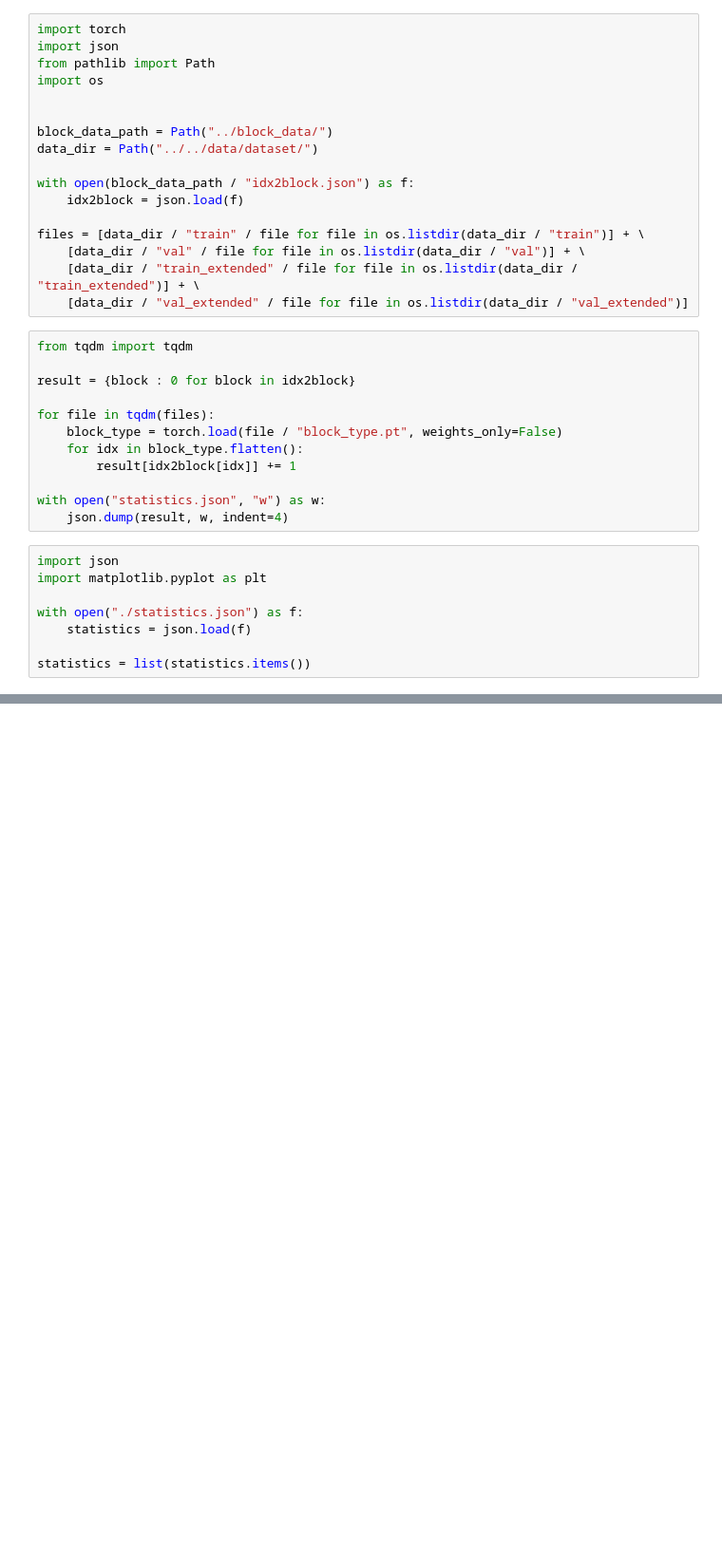
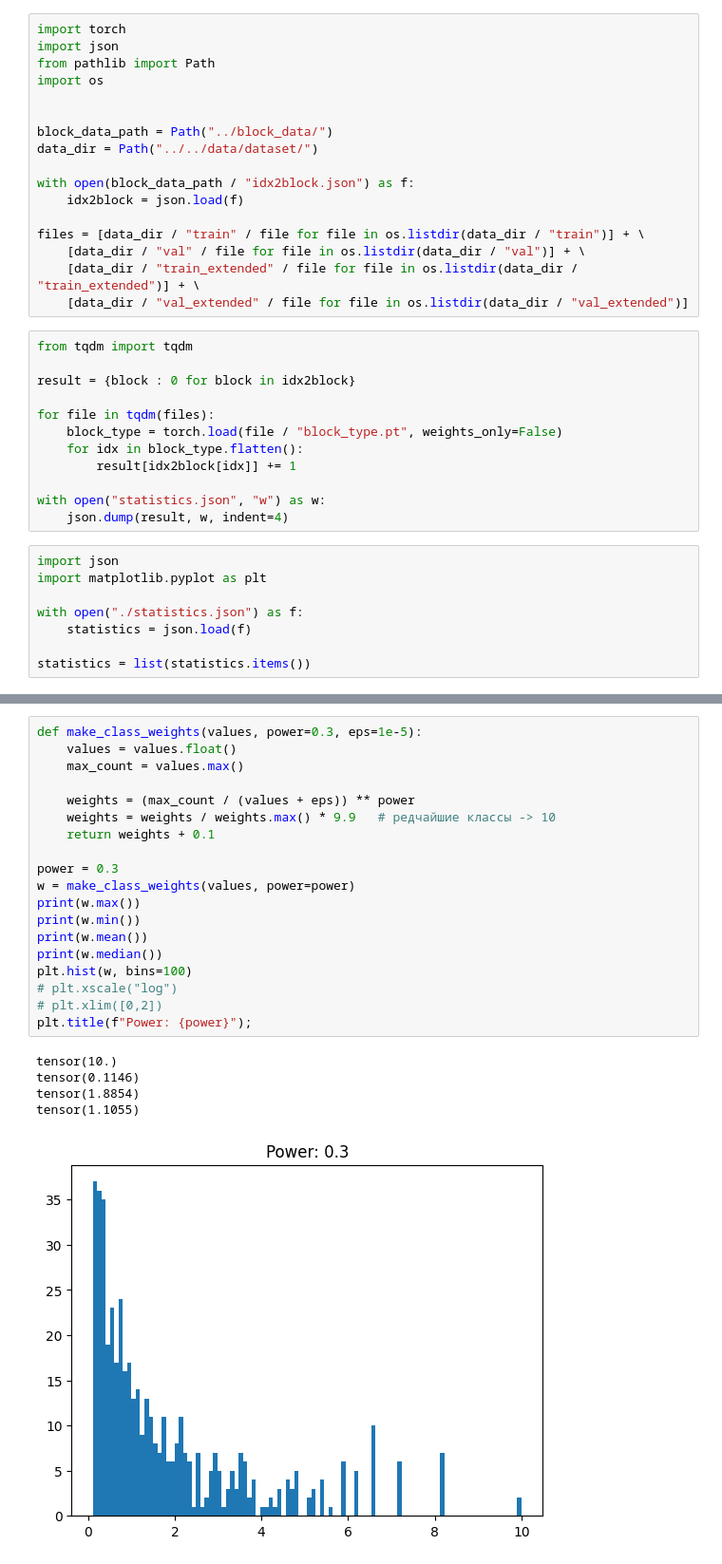
Before and after one commit to oleja1shpep/DiffusionCraft, a Jupyter notebook: src/notebooks/stats.ipynb, the cells around one changed output, grey strips where cells are left out. Shown at 95% size. Saved outputs shown, nothing was run; the diff lists cells and outputs as text; blank space fills up the shorter version.

Commit message:
Add weight strategy to CE Loss

```diff
--- a/src/notebooks/stats.ipynb
+++ b/src/notebooks/stats.ipynb
@@ -568,0 +478,25 @@ show_top_statistics(statistics, 15, reversed=False, nonzero=False, ax=ax[1], tit
+# %%
+def make_class_weights(values, power=0.3, eps=1e-5):
+    values = values.float()
+    max_count = values.max()
+
+    weights = (max_count / (values + eps)) ** power
+    weights = weights / weights.max() * 9.9   # редчайшие классы -> 10
+    return weights + 0.1
+
+power = 0.3
+w = make_class_weights(values, power=power)
+print(w.max())
+print(w.min())
+print(w.mean())
+print(w.median())
+plt.hist(w, bins=100)
+# plt.xscale("log")
+# plt.xlim([0,2])
+plt.title(f"Power: {power}");
+# %% [output]
+tensor(10.)
+tensor(0.1146)
+tensor(1.8854)
+tensor(1.1055)
+[figure, added]
```
Also changed, not shown: parts of 28 cells of this notebook, 3 other files.
